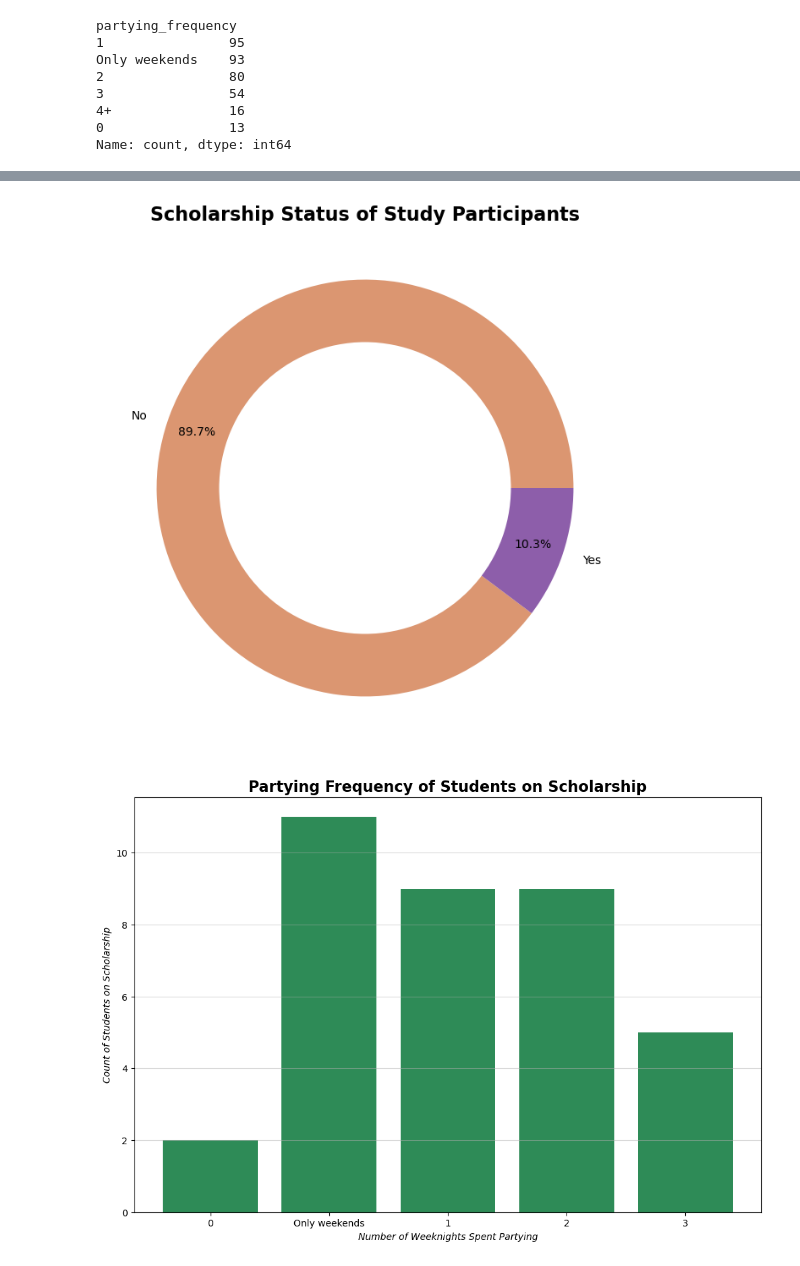
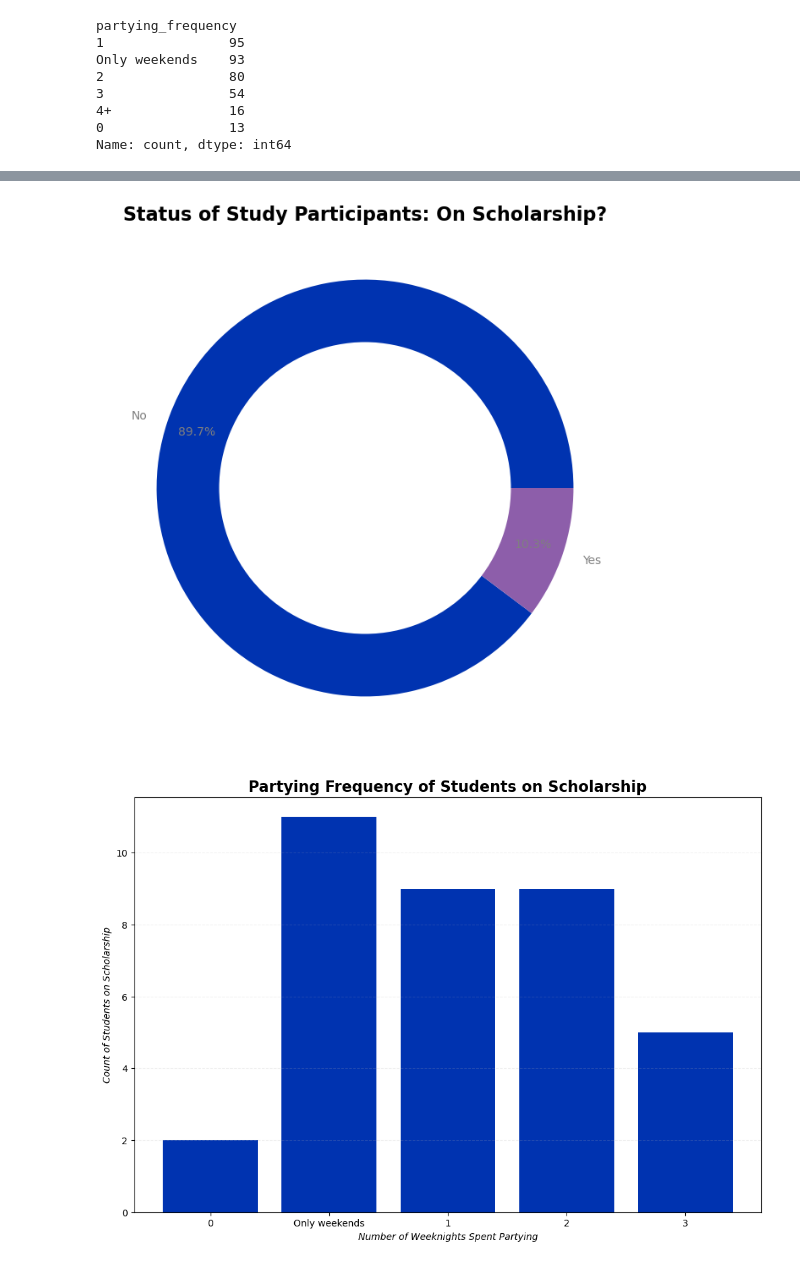
Before and after one commit to kjrebeck/project-1-group-14, a Jupyter notebook: Data Analysis/Research_Question_3.ipynb, the cells around one changed output, grey strips where cells are left out. Cells and saved outputs as stored; diff of their text form; code cells hidden in the pictures.

```diff
--- a/Data Analysis/Research_Question_3.ipynb
+++ b/Data Analysis/Research_Question_3.ipynb
@@ -108,7 +125,7 @@ schol_counts = df.scholarship.value_counts()
 pielabels = list(schol_counts.index)
 piedata= list(schol_counts.values)
 
-plt.pie(piedata, colors = ["#db9671","#8d5eaa"],labels=pielabels,autopct="%1.1f%%", pctdistance=0.85)
+plt.pie(piedata, colors = ["#0033b0","#8d5eaa"],labels=pielabels,autopct="%1.1f%%", pctdistance=0.85,textprops=dict(color="gray"))
 
 center_circle = plt.Circle((0, 0), 0.70, fc='white')
 fig = plt.gcf()
@@ -116,40 +133,40 @@ fig = plt.gcf()
 fig.gca().add_artist(center_circle)
 
 
-plt.title("Scholarship Status of Study Participants", fontweight = "bold", fontsize = 16)
+plt.title("Status of Study Participants: On Scholarship?", fontweight = "bold", fontsize = 16)
 
 
 plt.show()
 # %% [output]
-[figure, old version]
+[figure, new version]
 # %%
 # Generate a bar plot showing the number of weeknights spent partying per week by students on scholarship
 plt.figure(figsize =(12,8))
 
 schol_party = df_schol["partying_frequency"].value_counts()
 x = list(schol_party.index)
 y = list(schol_party.values)
 
 # Reorder the values so they present logically
 reorder = [4, 0, 1, 2, 3]
 
 x_reordered = [x[i] for i in reorder]
 y_reordered = [y[i] for i in reorder]
 
-plt.bar(x_reordered,y_reordered, color = "seagreen")
+plt.grid(axis='y', alpha = .2)
+plt.bar(x_reordered,y_reordered, color = "#0033b0")
 
 plt.xlabel("Number of Weeknights Spent Partying", fontstyle = "italic")
 plt.ylabel("Count of Students on Scholarship", fontstyle = "italic")
 plt.title("Partying Frequency of Students on Scholarship", fontweight = "bold", fontsize = 16)
 
-#custom_order = ["0", "only weekends", "1", "2", "3"]
-#plt.xticks(range(len(custom_order)), custom_order)
 
-plt.grid(axis='y', alpha = .5)
+plt.grid(axis='y', alpha = .2, linestyle = '--')
+
 
 plt.show()
 # %% [output]
-[figure, old version]
+[figure, new version]
 # %%
 # Generate a bar plot showing the number of weeknights spent partying per week by students not on scholarship
 plt.figure(figsize =(12,8))
```
Also changed, not shown: parts of 19 cells of this notebook, 2 other files.
